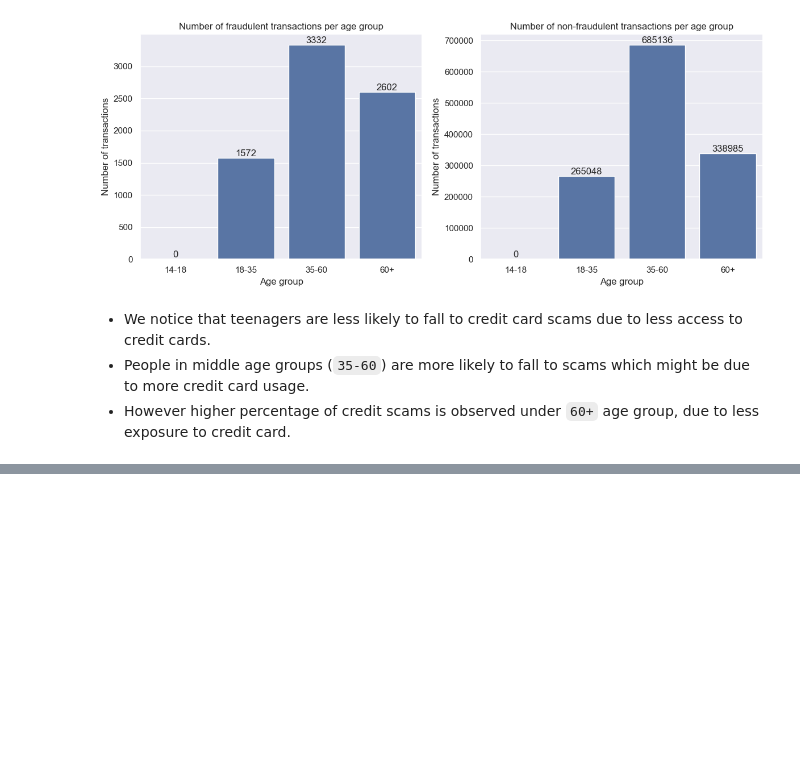
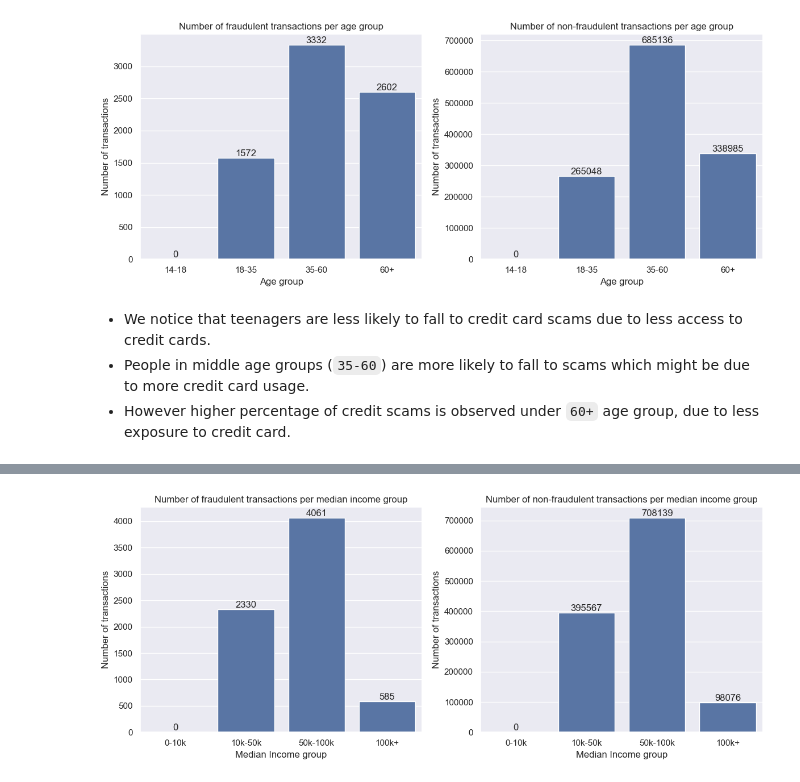
Before and after one commit to KeshavElangoDS/Independent-Study-Fall-2024, a Jupyter notebook: notebooks/DataAnalysis_FraudDetection.ipynb, the cells around one changed output, grey strips where cells are left out. Cells and saved outputs as stored; diff of their text form; code cells hidden in the pictures; blank space fills up the shorter version.

```diff
--- a/notebooks/DataAnalysis_FraudDetection.ipynb
+++ b/notebooks/DataAnalysis_FraudDetection.ipynb
@@ -486,0 +641,3 @@ plt.tight_layout()
+# %%
+fraud_train_df = pd.merge(fraud_train_df, us_median_income_2020_2019, how="left", left_on=["trans_year", "zip"], right_on=["Year", "ZIP"])
+fraud_train_df.head()
@@ -486,0 +652,3 @@ plt.tight_layout()
+# %%
+fraud_train_df = fraud_train_df.drop(columns=[col for col in fraud_train_df.columns if col.endswith(('_x', '_y'))])
+fraud_train_df.columns
@@ -486,0 +683,11 @@ plt.tight_layout()
+# %%
+# Define bins and labels
+amount_bins = [0, 10000, 50000, 100000, 214414]
+amount_labels = ["0-10k", "10k-50k", "50k-100k", "100k+"]
+
+# Apply pd.cut() to create the 'amount_group' column
+fraud_train_df["Median_Income_group"] = pd.cut(fraud_train_df['Households Median Income (Dollars)'], bins=amount_bins, labels=amount_labels, right=False)
+fraud_test_df["Median_Income_group"] = pd.cut(fraud_test_df['Households Median Income (Dollars)'], bins=amount_bins, labels=amount_labels, right=False)
+
+# Display a sample of the training DataFrame
+fraud_train_df.sample(2)
@@ -486,0 +699,25 @@ plt.tight_layout()
+# %%
+income_fraud = fraud_train_df[fraud_train_df.is_fraud == 1].Median_Income_group.value_counts().reset_index()
+income_fraud.columns = ["Median Income group", "Counts"]
+income_not_fraud = fraud_train_df[fraud_train_df.is_fraud == 0].Median_Income_group.value_counts().reset_index()
+income_not_fraud.columns = ["Median Income group", "Counts"]
+# %%
+fig, axes = plt.subplots(1, 2, figsize=(12, 5))
+
+sns.set_theme()
+
+sns.barplot(x="Median Income group", y="Counts", data=income_fraud, ax=axes[0])
+axes[0].set_title("Number of fraudulent transactions per median income group")
+axes[0].set_xlabel("Median Income group")
+axes[0].set_ylabel("Number of transactions")
+axes[0].bar_label(axes[0].containers[0])
+
+sns.barplot(x="Median Income group", y="Counts", data=income_not_fraud, ax=axes[1])
+axes[1].set_title("Number of non-fraudulent transactions per median income group")
+axes[1].set_xlabel("Median Income group")
+axes[1].set_ylabel("Number of transactions")
+axes[1].bar_label(axes[1].containers[0])
+
+plt.tight_layout()
+# %% [output]
+[figure, added]
```
Also changed, not shown: parts of 35 cells of this notebook, 2 other files.
